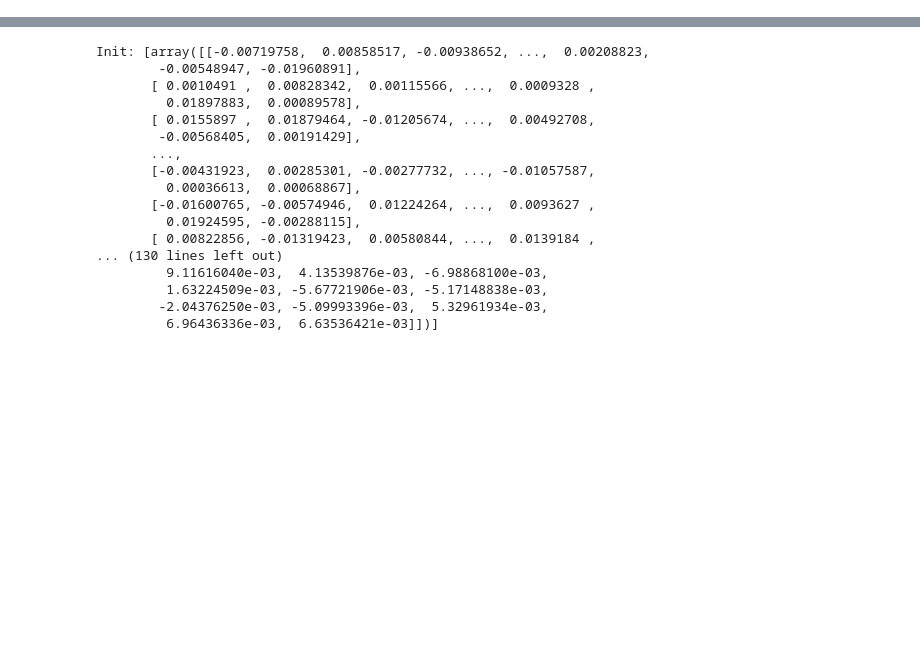
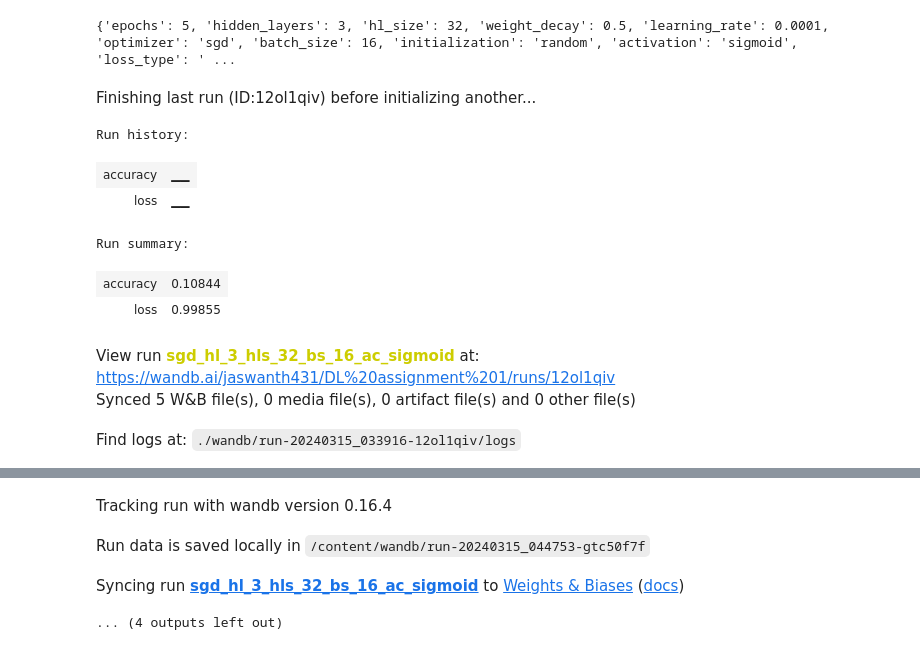
Before and after one commit to Jaswanth431/DL-Assignment-1, a Jupyter notebook: DL_Assignment_1.ipynb, the cells around one changed output, grey strips where cells are left out. Cells and saved outputs as stored; diff of their text form; code cells hidden in the pictures; blank space fills up the shorter version.

```diff
--- a/DL_Assignment_1.ipynb
+++ b/DL_Assignment_1.ipynb
@@ -81,10 +57,10 @@ y_validation_data = y_total_train_data[train_count:]
 # %%
 #Creating neural network
 class NeuralNetwork:
-    def __init__(self, hidden_layers, hidden_layer_neurons, input_layer_neurons, output_layer_neurons, config  ):
+    def __init__(self, input_layer_neurons, output_layer_neurons, config):
         #initializing values
-        self.hidden_layers = hidden_layers
-        self.hidden_layer_neurons = hidden_layer_neurons
+        self.hidden_layers = config.hidden_layers
+        self.hidden_layer_neurons = config.hl_size
         self.input_layer_neurons = input_layer_neurons
         self.output_layer_neurons = output_layer_neurons
         self.total_layers = self.hidden_layers+1
@@ -301,0 +335,8 @@ NeuralNetwork.calculate_train_loss  = calculate_train_loss
+# %%
+def gradient_descent(x_train_data, y_train_data):
+  if(self.config.optimizer == "sgd"):
+    self.stochastic_gradient_descent(x_train_data, y_train_data)
+    self.calculate_loss(x_train_data, y_train_data, x_validation_data, y_validation_data)
+
+
+NeuralNetwork.gradient_descent = gradient_descent
@@ -301,0 +367,35 @@ NeuralNetwork.calculate_train_loss  = calculate_train_loss
+# %%
+h_param_config = {
+    "epochs":5,
+    "hidden_layers":3,
+    "hl_size":32,
+    "weight_decay":0.5,
+    "learning_rate":0.0001,
+    "optimizer":"sgd",
+    "batch_size":16,
+    "initialization":"random",
+    "activation":"sigmoid",
+    "loss_type":"cross_entropy"
+}
+# %%
+def train(config):
+  print(config)
+  run = wandb.init(project="DL assignment 1", name = f"{config['optimizer']}_hl_{config['hidden_layers']}_hls_{config['hl_size']}_bs_{config['batch_size']}_ac_{config['activation']}", config=config)
+  print(wandb.config)
+  n_network = NeuralNetwork(784, 10, config)
+  n_network.gradient_descent(x_train_data, y_train_data)
+  n_network.calculate_loss(x_train_data, y_train_data, x_validation_data, y_validation_data)
+
+train(h_param_config)
+# %% [output]
+{'epochs': 5, 'hidden_layers': 3, 'hl_size': 32, 'weight_decay': 0.5, 'learning_rate': 0.0001, 'optimizer': 'sgd', 'batch_size': 16, 'initialization': 'random', 'activation': 'sigmoid', 'loss_type': ' ...
+Finishing last run (ID:12ol1qiv) before initializing another...
+Run history:
+| accuracy | ▁▁ |
+| loss | ▁▁ |
+Run summary:
+| accuracy | 0.10844 |
+| loss | 0.99855 |
+View run sgd_hl_3_hls_32_bs_16_ac_sigmoid at: https://wandb.ai/jaswanth431/DL%20assignment%201/runs/12ol1qiv
+Synced 5 W&B file(s), 0 media file(s), 0 artifact file(s) and 0 other file(s)
+Find logs at: ./wandb/run-20240315_033916-12ol1qiv/logs
@@ -302,20 +403,6 @@ NeuralNetwork.calculate_train_loss  = calculate_train_loss
+Tracking run with wandb version 0.16.4
+Run data is saved locally in /content/wandb/run-20240315_044753-gtc50f7f
+Syncing run sgd_hl_3_hls_32_bs_16_ac_sigmoid to Weights & Biases (docs)
+... (4 outputs left out)
 # %%
-n_network = NeuralNetwork(3, 32 , 784, 10, wandb.config)
+# n_network = NeuralNetwork(1, 10 , 784, 10, wandb.config)
-# %% [output]
-Init: [array([[-0.00719758,  0.00858517, -0.00938652, ...,  0.00208823,
-        -0.00548947, -0.01960891],
-       [ 0.0010491 ,  0.00828342,  0.00115566, ...,  0.0009328 ,
-         0.01897883,  0.00089578],
-       [ 0.0155897 ,  0.01879464, -0.01205674, ...,  0.00492708,
-        -0.00568405,  0.00191429],
-       ...,
-       [-0.00431923,  0.00285301, -0.00277732, ..., -0.01057587,
-         0.00036613,  0.00068867],
-       [-0.01600765, -0.00574946,  0.01224264, ...,  0.0093627 ,
-         0.01924595, -0.00288115],
-       [ 0.00822856, -0.01319423,  0.00580844, ...,  0.0139184 ,
-... (130 lines left out)
-         9.11616040e-03,  4.13539876e-03, -6.98868100e-03,
-         1.63224509e-03, -5.67721906e-03, -5.17148838e-03,
-        -2.04376250e-03, -5.09993396e-03,  5.32961934e-03,
-         6.96436336e-03,  6.63536421e-03]])]
```
Also changed, not shown: parts of 11 cells of this notebook.
